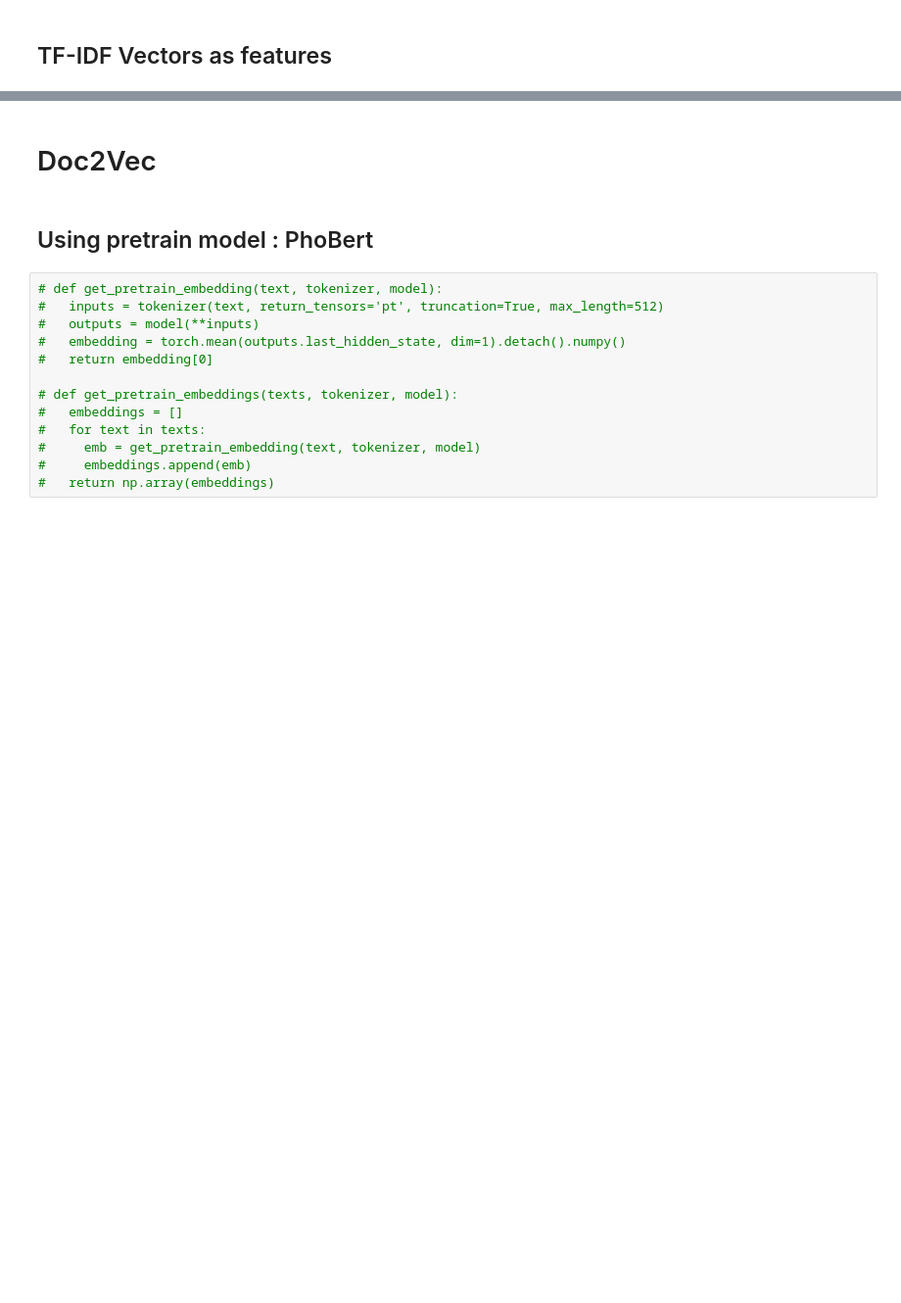
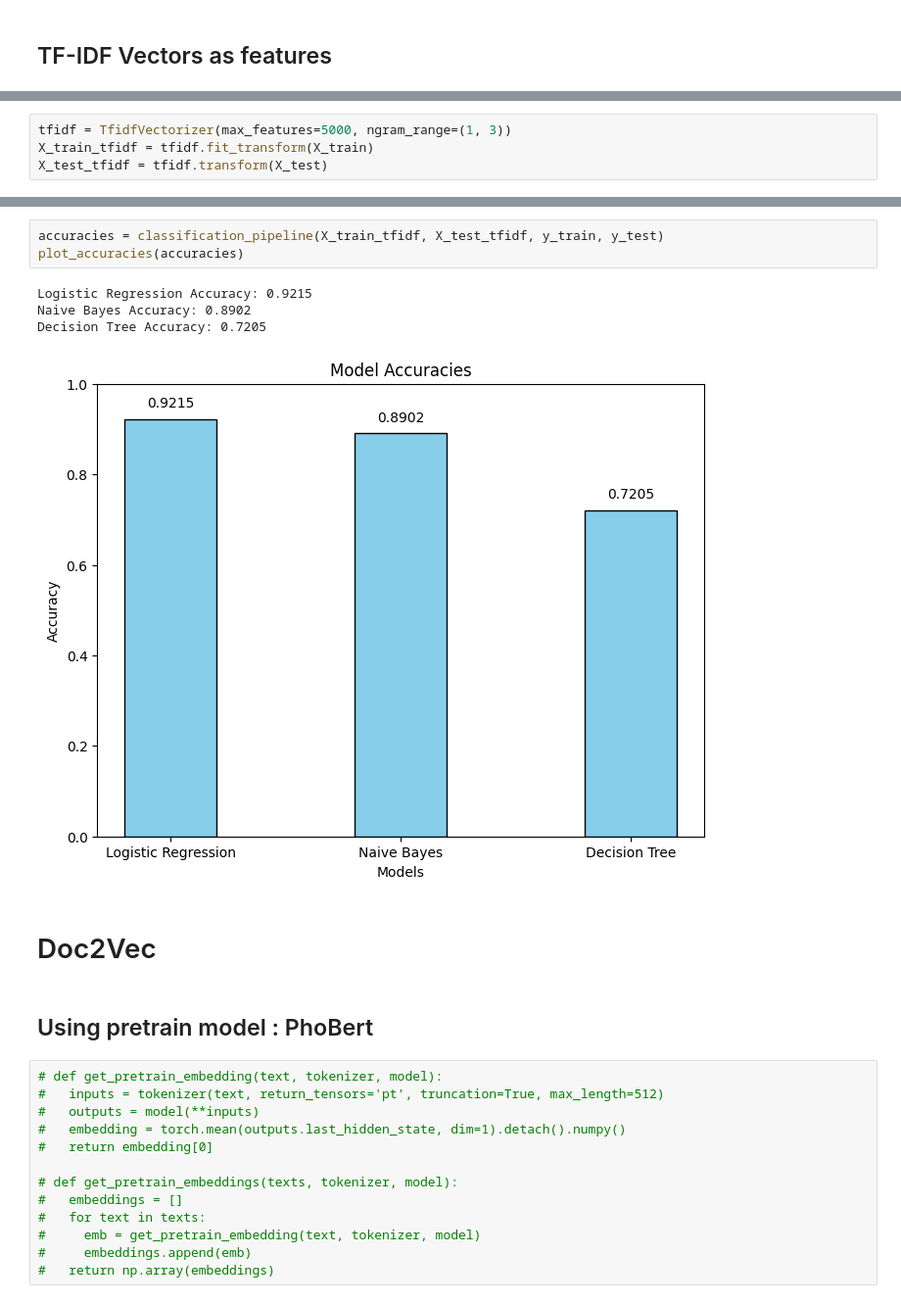
Before and after one commit to trnqbao/Vietnamese-Document-Classification, a Jupyter notebook: NLP_Midterm.ipynb, the cells around one changed output, grey strips where cells are left out. Shown at 98% size. Cells and saved outputs as stored; diff of their text form; blank space fills up the shorter version.

```diff
--- a/NLP_Midterm.ipynb
+++ b/NLP_Midterm.ipynb
@@ -231,0 +242,4 @@ def plot_accuracies(accuracies):
+# %%
+tfidf = TfidfVectorizer(max_features=5000, ngram_range=(1, 3))
+X_train_tfidf = tfidf.fit_transform(X_train)
+X_test_tfidf = tfidf.transform(X_test)
@@ -232,3 +251,11 @@ def plot_accuracies(accuracies):
+# %%
+accuracies = classification_pipeline(X_train_tfidf, X_test_tfidf, y_train, y_test)
+plot_accuracies(accuracies)
+# %% [output]
+Logistic Regression Accuracy: 0.9215
+Naive Bayes Accuracy: 0.8902
+Decision Tree Accuracy: 0.7205
+[figure, added]
 # %% [markdown]
 # Doc2Vec
 # %% [markdown]
```
Also changed, not shown: parts of 25 cells of this notebook.
